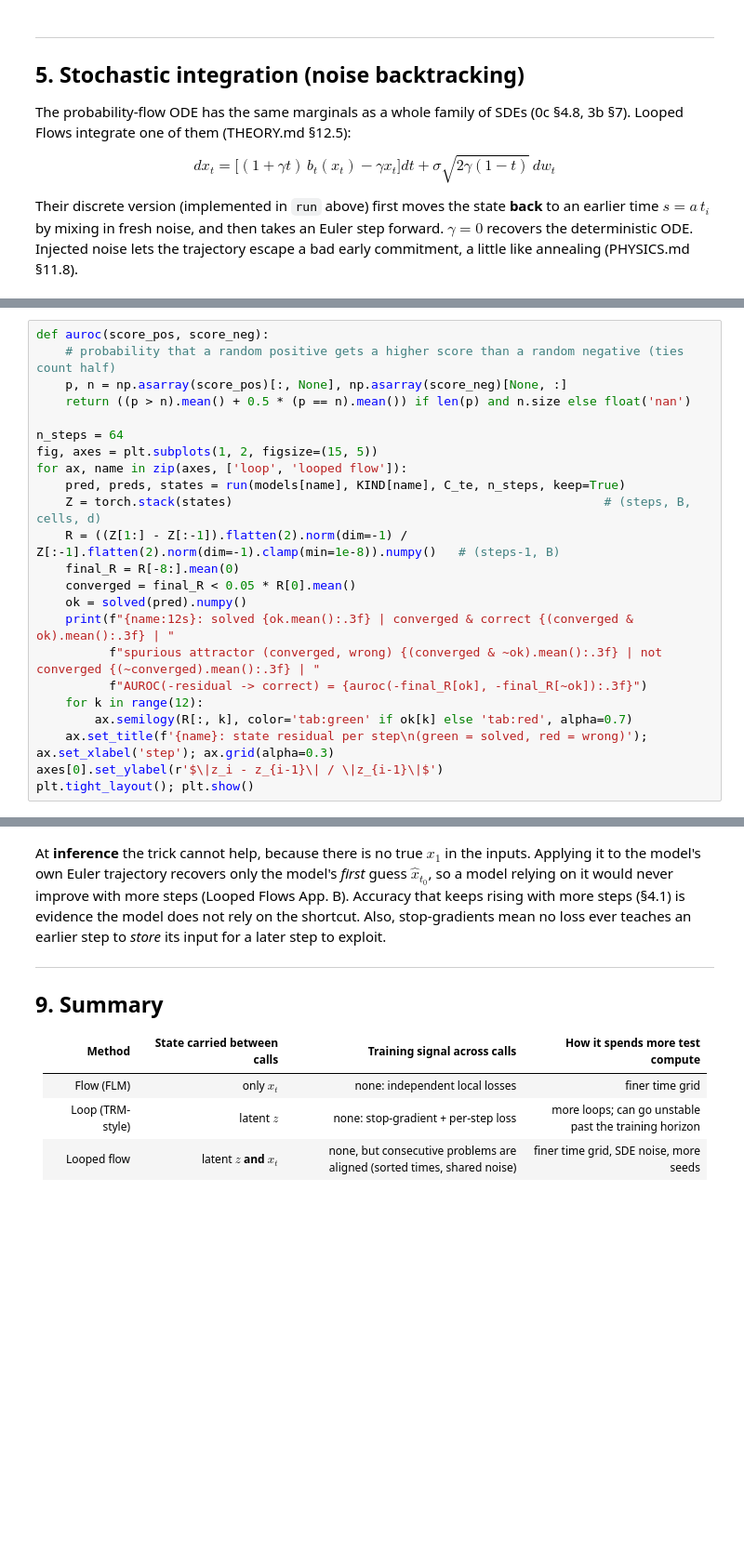
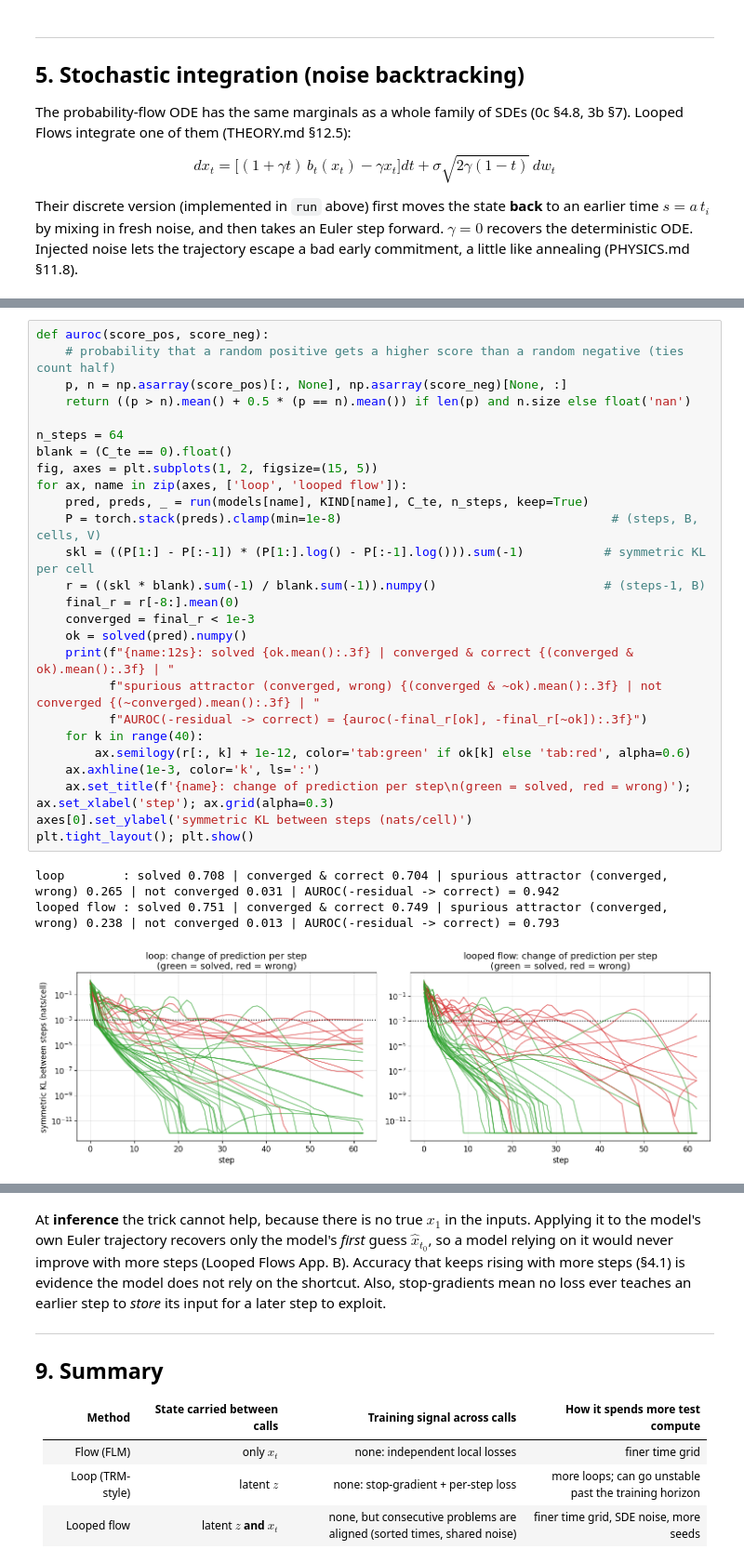
Before and after one commit to akshay-chenna/learning-diffusion, a Jupyter notebook: 8. Looped Reasoning with Flows.ipynb, the cells around one changed output, grey strips where cells are left out. Shown at 93% size. Drawn from its saved outputs; the diff is of its cells as text; blank space fills up the shorter version.

```diff
--- a/8. Looped Reasoning with Flows.ipynb
+++ b/8. Looped Reasoning with Flows.ipynb
@@ -419,24 +453,31 @@ Flow Reasoning Models turn this into a **verifier**: if correct answers are stab
 # %%
 def auroc(score_pos, score_neg):
     # probability that a random positive gets a higher score than a random negative (ties count half)
     p, n = np.asarray(score_pos)[:, None], np.asarray(score_neg)[None, :]
     return ((p > n).mean() + 0.5 * (p == n).mean()) if len(p) and n.size else float('nan')
 
 n_steps = 64
+blank = (C_te == 0).float()
 fig, axes = plt.subplots(1, 2, figsize=(15, 5))
 for ax, name in zip(axes, ['loop', 'looped flow']):
-    pred, preds, states = run(models[name], KIND[name], C_te, n_steps, keep=True)
-    Z = torch.stack(states)                                                   # (steps, B, cells, d)
-    R = ((Z[1:] - Z[:-1]).flatten(2).norm(dim=-1) / Z[:-1].flatten(2).norm(dim=-1).clamp(min=1e-8)).numpy()   # (steps-1, B)
-    final_R = R[-8:].mean(0)
-    converged = final_R < 0.05 * R[0].mean()
+    pred, preds, _ = run(models[name], KIND[name], C_te, n_steps, keep=True)
+    P = torch.stack(preds).clamp(min=1e-8)                                     # (steps, B, cells, V)
+    skl = ((P[1:] - P[:-1]) * (P[1:].log() - P[:-1].log())).sum(-1)           # symmetric KL per cell
+    r = ((skl * blank).sum(-1) / blank.sum(-1)).numpy()                       # (steps-1, B)
+    final_r = r[-8:].mean(0)
+    converged = final_r < 1e-3
     ok = solved(pred).numpy()
     print(f"{name:12s}: solved {ok.mean():.3f} | converged & correct {(converged & ok).mean():.3f} | "
           f"spurious attractor (converged, wrong) {(converged & ~ok).mean():.3f} | not converged {(~converged).mean():.3f} | "
-          f"AUROC(-residual -> correct) = {auroc(-final_R[ok], -final_R[~ok]):.3f}")
-    for k in range(12):
-        ax.semilogy(R[:, k], color='tab:green' if ok[k] else 'tab:red', alpha=0.7)
-    ax.set_title(f'{name}: state residual per step\n(green = solved, red = wrong)'); ax.set_xlabel('step'); ax.grid(alpha=0.3)
-axes[0].set_ylabel(r'$\|z_i - z_{i-1}\| / \|z_{i-1}\|$')
+          f"AUROC(-residual -> correct) = {auroc(-final_r[ok], -final_r[~ok]):.3f}")
+    for k in range(40):
+        ax.semilogy(r[:, k] + 1e-12, color='tab:green' if ok[k] else 'tab:red', alpha=0.6)
+    ax.axhline(1e-3, color='k', ls=':')
+    ax.set_title(f'{name}: change of prediction per step\n(green = solved, red = wrong)'); ax.set_xlabel('step'); ax.grid(alpha=0.3)
+axes[0].set_ylabel('symmetric KL between steps (nats/cell)')
 plt.tight_layout(); plt.show()
+# %% [output]
+loop        : solved 0.708 | converged & correct 0.704 | spurious attractor (converged, wrong) 0.265 | not converged 0.031 | AUROC(-residual -> correct) = 0.942
+looped flow : solved 0.751 | converged & correct 0.749 | spurious attractor (converged, wrong) 0.238 | not converged 0.013 | AUROC(-residual -> correct) = 0.793
+[figure, added]
 # %% [markdown]
```
Also changed, not shown: parts of 18 cells of this notebook, 8 other files.
